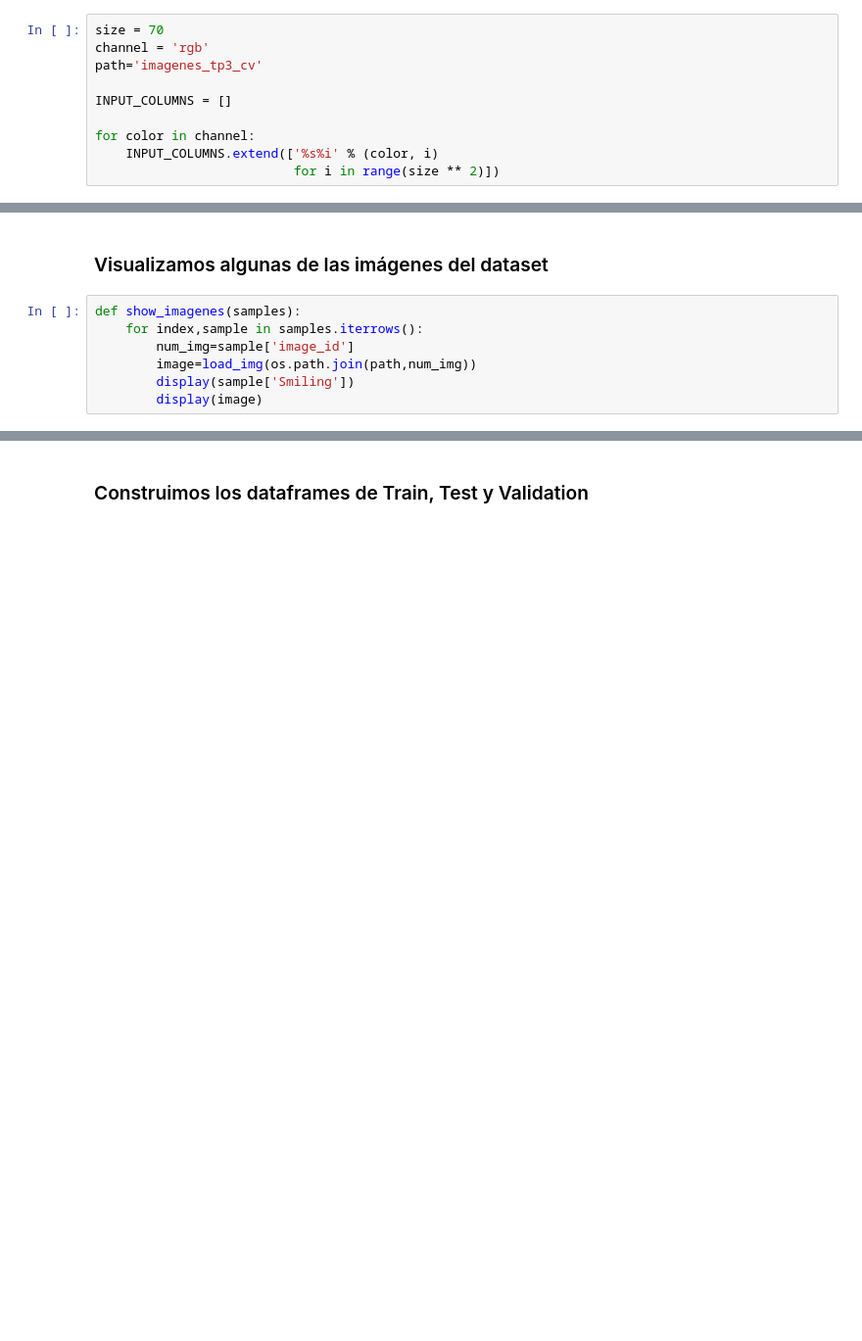
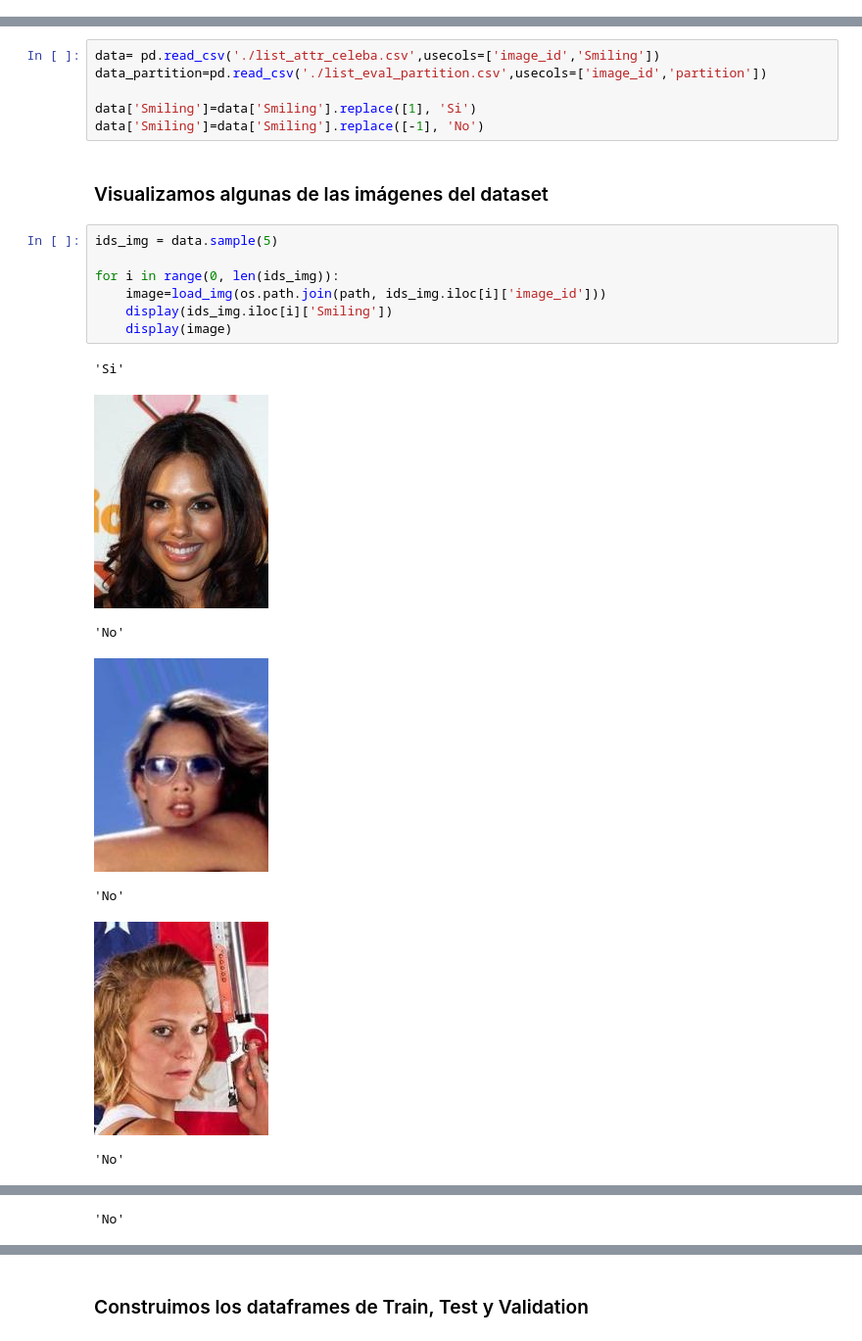
Before and after one commit to GastonSorati/UCSE-ML-Moreno-Rodriguez-Sorati, a Jupyter notebook: tp3_cv.ipynb, the cells around one changed output, grey strips where cells are left out. Shown at 98% size. Saved outputs shown, nothing was run; the diff lists cells and outputs as text; blank space fills up the shorter version.

```diff
--- a/tp3_cv.ipynb
+++ b/tp3_cv.ipynb
@@ -22,12 +24,2 @@ from IPython.display import HTML, display
 # %% [markdown]
 ### Configuraciones generales
-# %%
-size = 70
-channel = 'rgb'
-path='imagenes_tp3_cv'
-
-INPUT_COLUMNS = []
-
-for color in channel:
-    INPUT_COLUMNS.extend(['%s%i' % (color, i)
-                          for i in range(size ** 2)])
@@ -40,9 +30,23 @@ df_partition=pd.read_csv('UCSE-ML-Moreno-Rodriguez-Sorati-master/data/list_eval_
+# %%
+data= pd.read_csv('./list_attr_celeba.csv',usecols=['image_id','Smiling'])
+data_partition=pd.read_csv('./list_eval_partition.csv',usecols=['image_id','partition'])
+
+data['Smiling']=data['Smiling'].replace([1], 'Si')
+data['Smiling']=data['Smiling'].replace([-1], 'No')
 # %% [markdown]
 ### Visualizamos algunas de las imágenes del dataset
 # %%
-def show_imagenes(samples):
-    for index,sample in samples.iterrows():
-        num_img=sample['image_id']
-        image=load_img(os.path.join(path,num_img))
-        display(sample['Smiling'])
-        display(image)
+ids_img = data.sample(5)
+
+for i in range(0, len(ids_img)):
+    image=load_img(os.path.join(path, ids_img.iloc[i]['image_id']))
+    display(ids_img.iloc[i]['Smiling'])
+    display(image)
+# %% [output]
+'Si'
+[figure, added]
+'No'
+[figure, added]
+'No'
+[figure, added]
+'No'
@@ -48,0 +54 @@ def show_imagenes(samples):
+'No'
```
Also changed, not shown: parts of 53 cells of this notebook.
